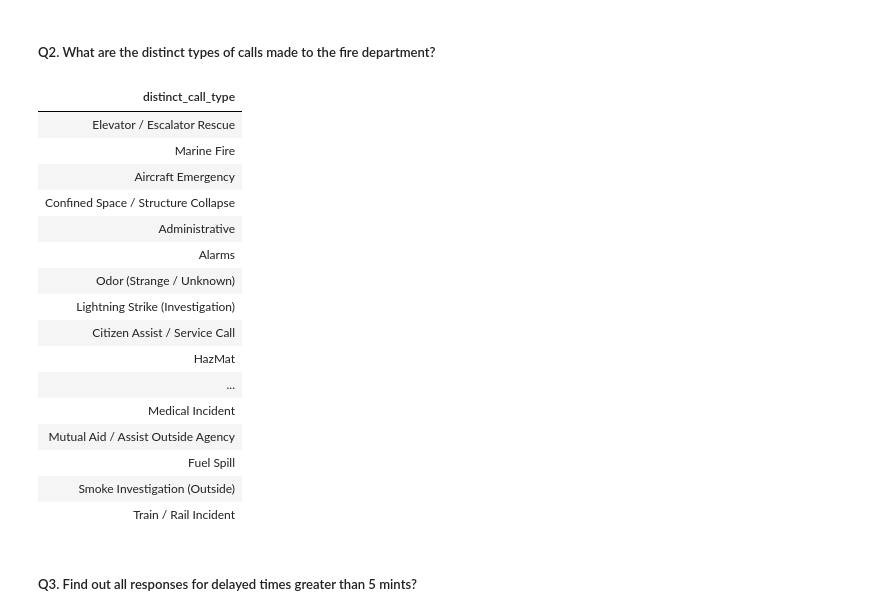
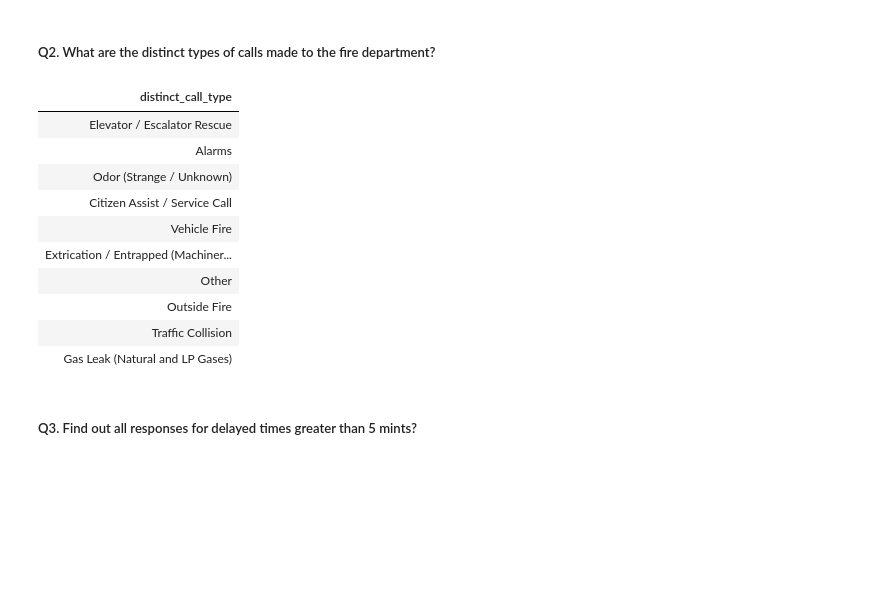
Before and after one commit to buaindra/gcp_utility, a Jupyter notebook: bigdata/databricks/03_Spark_Table.ipynb, the cells around one changed output. Cells and saved outputs as stored; diff of their text form; code cells hidden in the pictures; blank space fills up the shorter version.

```diff
--- a/bigdata/databricks/03_Spark_Table.ipynb
+++ b/bigdata/databricks/03_Spark_Table.ipynb
@@ -166,26 +166,21 @@ where CallType is not null
 # %%
 %sql
 select distinct CallType as distinct_call_type
 from demo_db.fire_service_calls_tbl
 where CallType is not null
+limit 10
 # %% [output]
 | distinct_call_type |
 | Elevator / Escalator Rescue |
-| Marine Fire |
-| Aircraft Emergency |
-| Confined Space / Structure Collapse |
-| Administrative |
 | Alarms |
 | Odor (Strange / Unknown) |
-| Lightning Strike (Investigation) |
 | Citizen Assist / Service Call |
-| HazMat |
-| ... |
-| Medical Incident |
-| Mutual Aid / Assist Outside Agency |
-| Fuel Spill |
-| Smoke Investigation (Outside) |
-| Train / Rail Incident |
+| Vehicle Fire |
+| Extrication / Entrapped (Machiner... |
+| Other |
+| Outside Fire |
+| Traffic Collision |
+| Gas Leak (Natural and LP Gases) |
 # %% [markdown]
 ##### Q3. Find out all responses for delayed times greater than 5 mints?
 # %%
```
Also changed, not shown: parts of 11 cells of this notebook, 2 other files.
